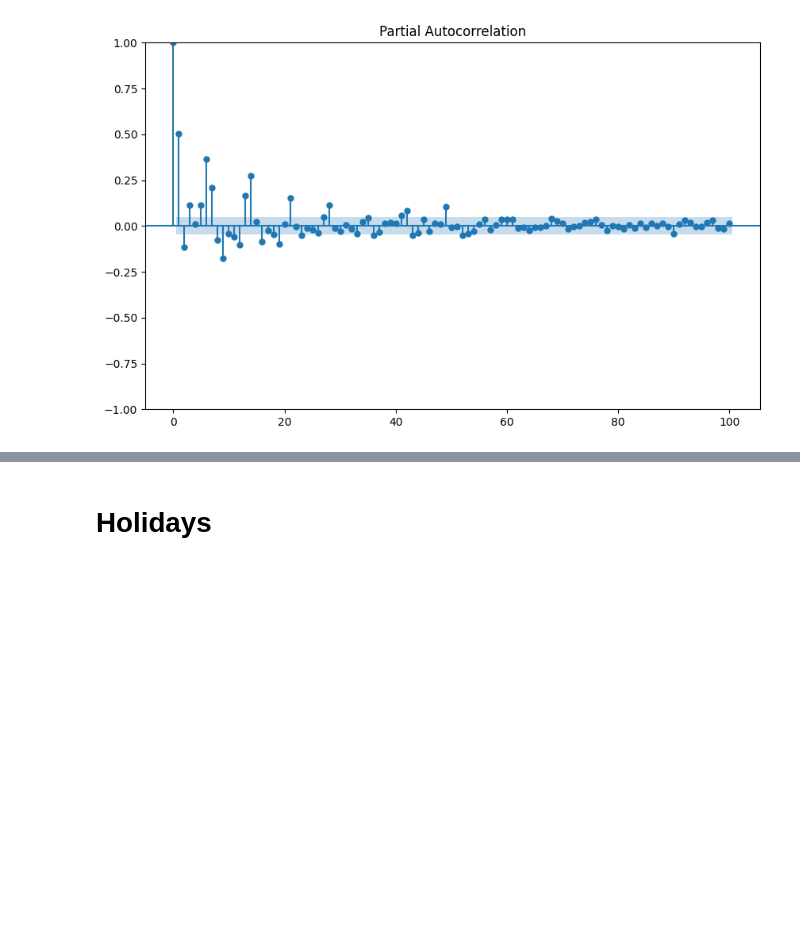
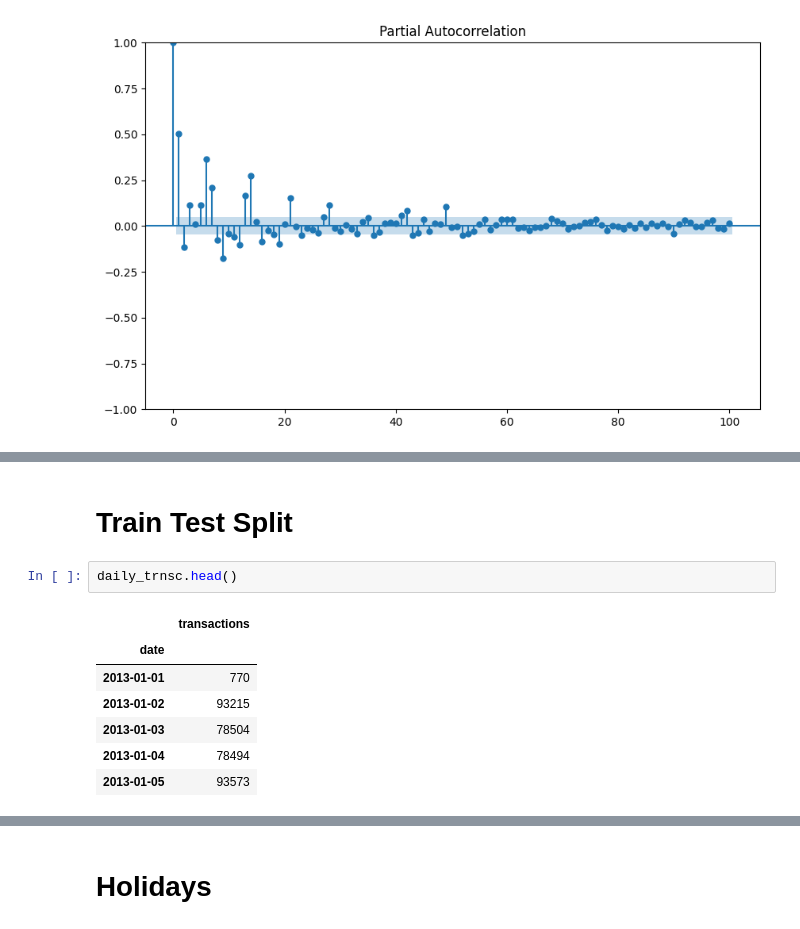
Before and after one commit to InspectorGoole/Sales-Demand-Forecast, a Jupyter notebook: forecast_transctn.ipynb, the cells around one changed output, grey strips where cells are left out. Drawn from its saved outputs; the diff is of its cells as text; blank space fills up the shorter version.

```diff
--- a/forecast_transctn.ipynb
+++ b/forecast_transctn.ipynb
@@ -203,0 +234,12 @@ plt.show()
+# %% [markdown]
+# Train Test Split
+# %%
+daily_trnsc.head()
+# %% [output]
+|  | transactions |
+| date |  |
+| 2013-01-01 | 770 |
+| 2013-01-02 | 93215 |
+| 2013-01-03 | 78504 |
+| 2013-01-04 | 78494 |
+| 2013-01-05 | 93573 |
```
Also changed, not shown: parts of 16 cells of this notebook.
